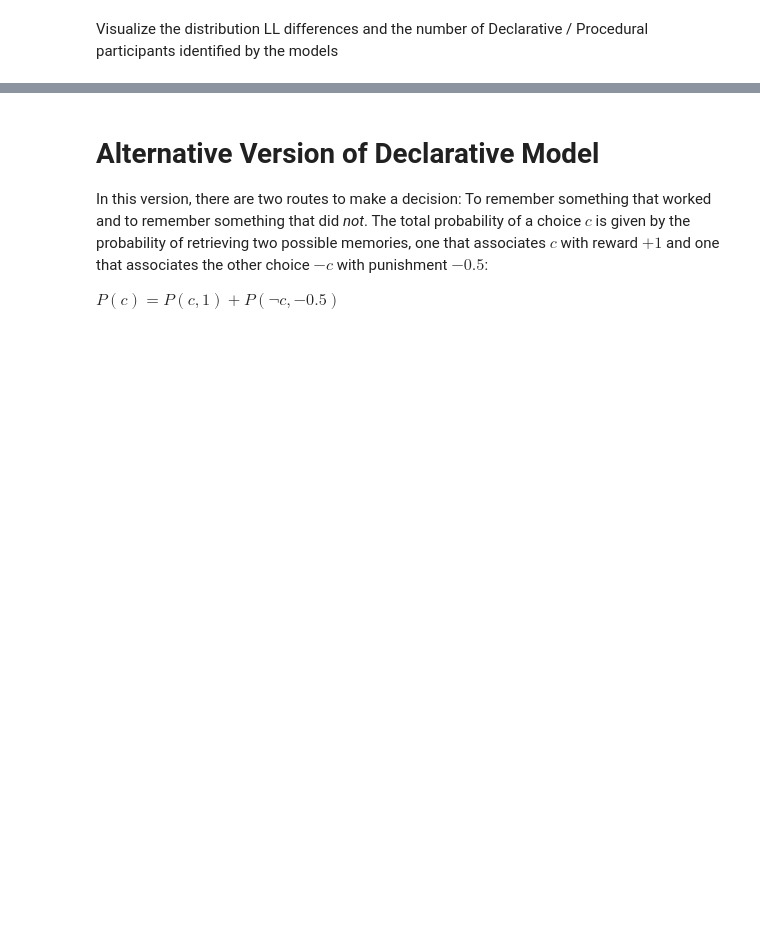
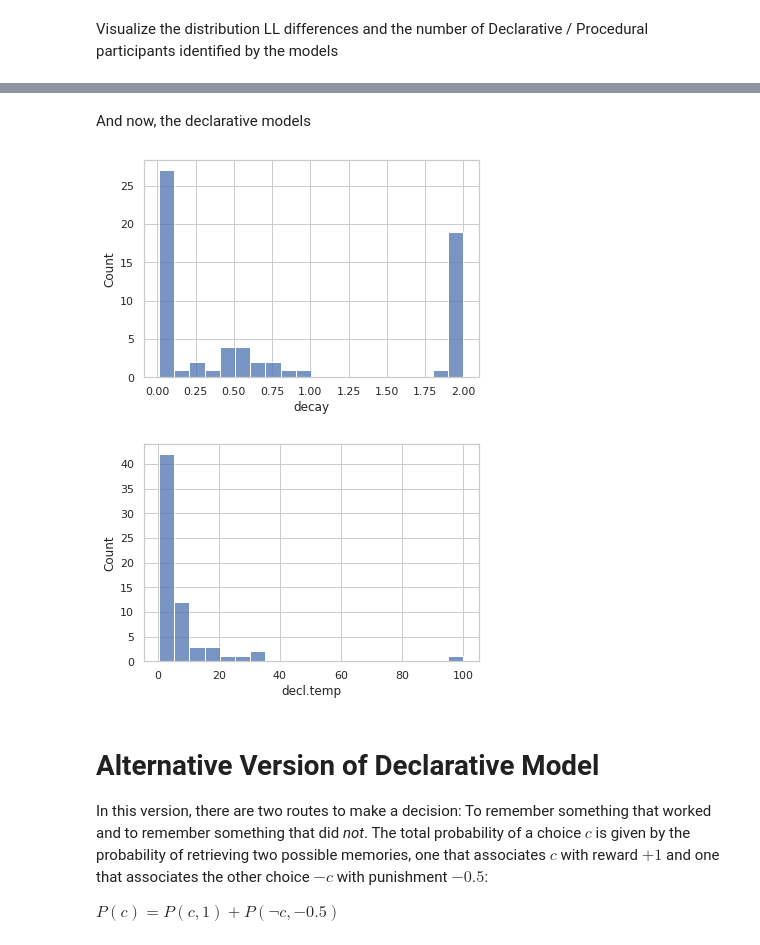
Before and after one commit to UWCCDL/ProcVsDecl, a Jupyter notebook: LLbasicPython.ipynb, the cells around one changed output, grey strips where cells are left out. Cells and saved outputs as stored; diff of their text form; code cells hidden in the pictures; blank space fills up the shorter version.

```diff
--- a/LLbasicPython.ipynb
+++ b/LLbasicPython.ipynb
@@ -337,3 +349,14 @@ dtype: int64
+# %% [markdown]
+And now, the declarative models
+# %%
+declarative = result2[result2['best.model'] == "Declarative"]
+sns.histplot(declarative, x="decay", bins=20)
+plt.show()
+sns.histplot(declarative, x="decl.temp", bins=20)
+plt.show()
+# %% [output]
+[figure, added]
+[figure, added]
 # %% [markdown]
 # Alternative Version of Declarative Model
 
```
Also changed, not shown: parts of 5 cells of this notebook.
